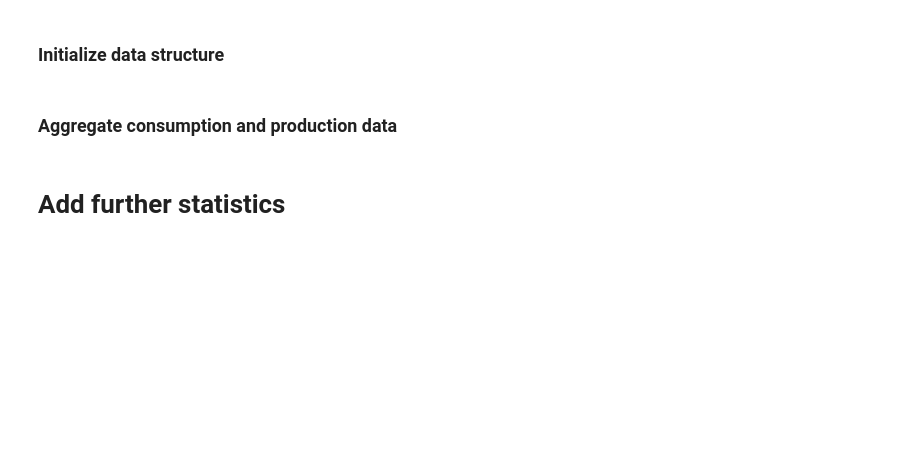
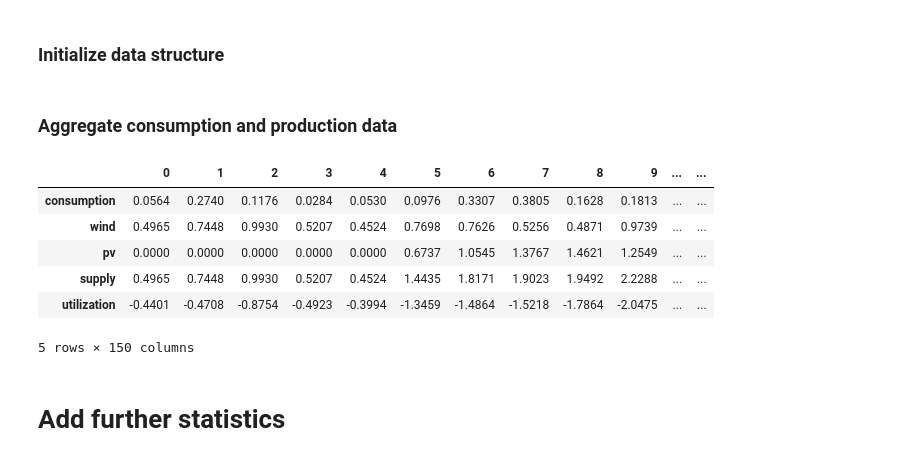
Before and after one commit to erik-3milabs/private-billings-data-generation, a Jupyter notebook: generation.ipynb, the cells around one changed output. Cells and saved outputs as stored; diff of their text form; code cells hidden in the pictures; blank space fills up the shorter version.

```diff
--- a/generation.ipynb
+++ b/generation.ipynb
@@ -52,44 +101,50 @@ data = [
 # %% [markdown]
 ### Aggregate consumption and production data
 # %%
-for ts_idx, ts in enumerate(data):
+for ts_idx, ts in enumerate(user_data):
 
     pv_ts_data = PV.iloc[ts_idx].T
     wt_ts_data = WT.iloc[ts_idx].T
 
     # Aggregate data for this timestep
     for hh, stats in enumerate(ts):
 
         # Consumption data
         consumption = CONSUMPTION[hh]
         consumption = consumption[ts_idx]
         stats['consumption'] = consumption
 
-        # WT data: add for 0 - 9
+        # Add WT data for households 0 - 9
         if hh < 10:
             wt = wt_ts_data.iloc[hh]
         else:
             wt = 0
         stats['wind'] = wt
 
-        # PV data: add for 5 - 29
+        # Add PV data for households 5 - 29
         if 5 <= hh < 30:
             pv = pv_ts_data.iloc[hh - 5]
         else:
             pv = 0
         stats['pv'] = pv
 
-        # Supply
         stats['supply'] = supply = wt + pv
 
-        # Consumption/production profile
-        cp_profile = supply - consumption
-        stats['cp profile'] = round(cp_profile, DECIMAL_PRECISION)
+        utilization = consumption - supply
+        stats['utilization'] = round(utilization, DECIMAL_PRECISION)
 
         ts[hh] = stats
 
-df = pd.DataFrame(data[16]).T
+df = pd.DataFrame(user_data[16]).T
 df
+# %% [output]
+|  | 0 | 1 | 2 | 3 | 4 | 5 | 6 | 7 | 8 | 9 | ... | ... |
+| consumption | 0.0564 | 0.2740 | 0.1176 | 0.0284 | 0.0530 | 0.0976 | 0.3307 | 0.3805 | 0.1628 | 0.1813 | ... | ... |
+| wind | 0.4965 | 0.7448 | 0.9930 | 0.5207 | 0.4524 | 0.7698 | 0.7626 | 0.5256 | 0.4871 | 0.9739 | ... | ... |
+| pv | 0.0000 | 0.0000 | 0.0000 | 0.0000 | 0.0000 | 0.6737 | 1.0545 | 1.3767 | 1.4621 | 1.2549 | ... | ... |
+| supply | 0.4965 | 0.7448 | 0.9930 | 0.5207 | 0.4524 | 1.4435 | 1.8171 | 1.9023 | 1.9492 | 2.2288 | ... | ... |
+| utilization | -0.4401 | -0.4708 | -0.8754 | -0.4923 | -0.3994 | -1.3459 | -1.4864 | -1.5218 | -1.7864 | -2.0475 | ... | ... |
+5 rows × 150 columns
 # %% [markdown]
 # Add further statistics
 # %% [markdown]
```
Also changed, not shown: parts of 23 cells of this notebook, 3 other files.
